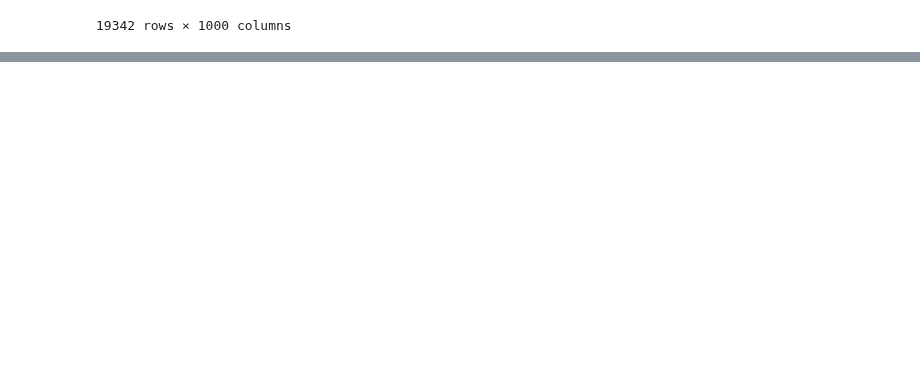
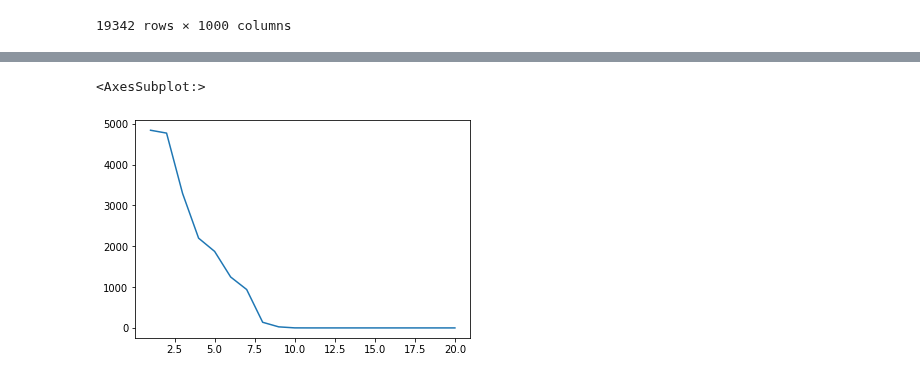
Before and after one commit to joaquim-oliveira-neto/rogue, a Jupyter notebook: notebooks/joaquim-model-kmeans.ipynb, the cells around one changed output, grey strips where cells are left out. Drawn from its saved outputs; the diff is of its cells as text; code cells hidden in the pictures; blank space fills up the shorter version.

```diff
--- a/notebooks/joaquim-model-kmeans.ipynb
+++ b/notebooks/joaquim-model-kmeans.ipynb
@@ -211,0 +236,3 @@ df_3
+# %%
+clusters = pd.Series(mbkm.labels_).value_counts()
+clusters
@@ -211,0 +257,6 @@ df_3
+# %%
+x_axis = list(range(1,len(clusters)+1))
+sns.lineplot(x=x_axis, y=clusters)
+# %% [output]
+<AxesSubplot:>
+[figure, added]
```
Also changed, not shown: parts of 19 cells of this notebook, 2 other files.
